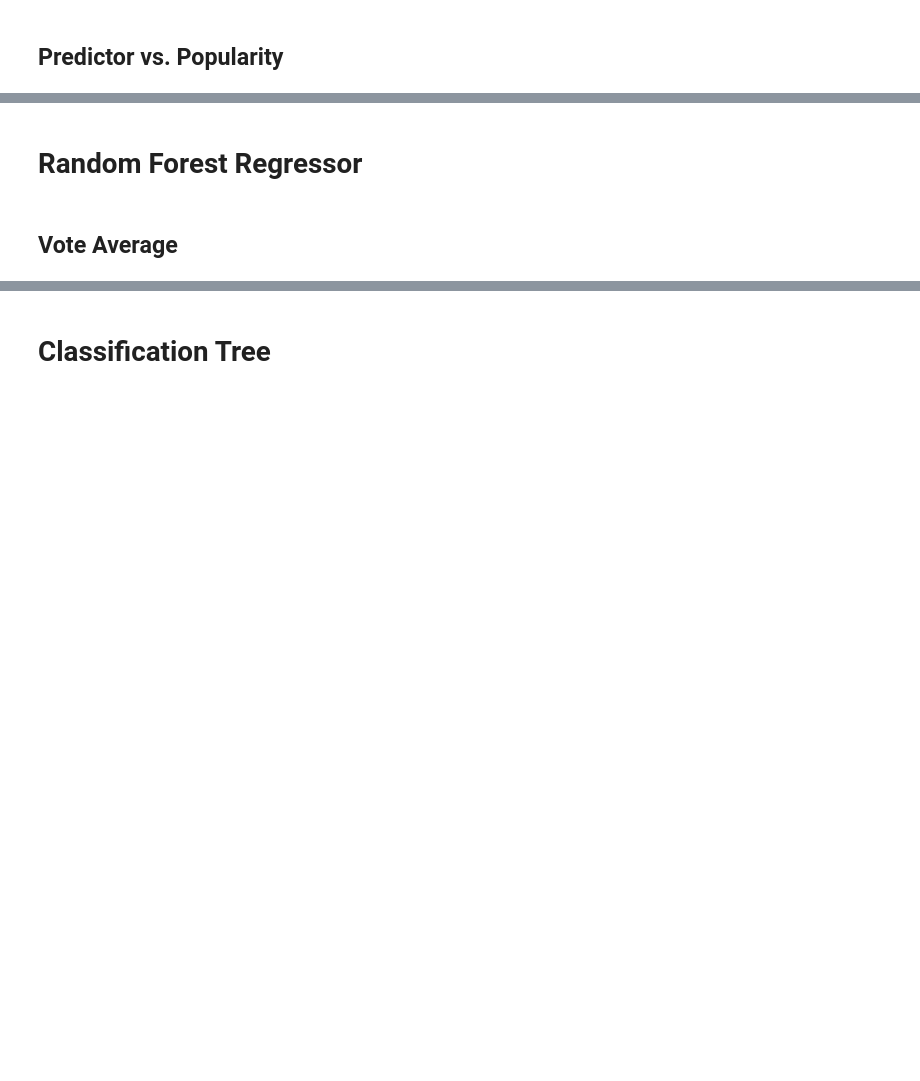
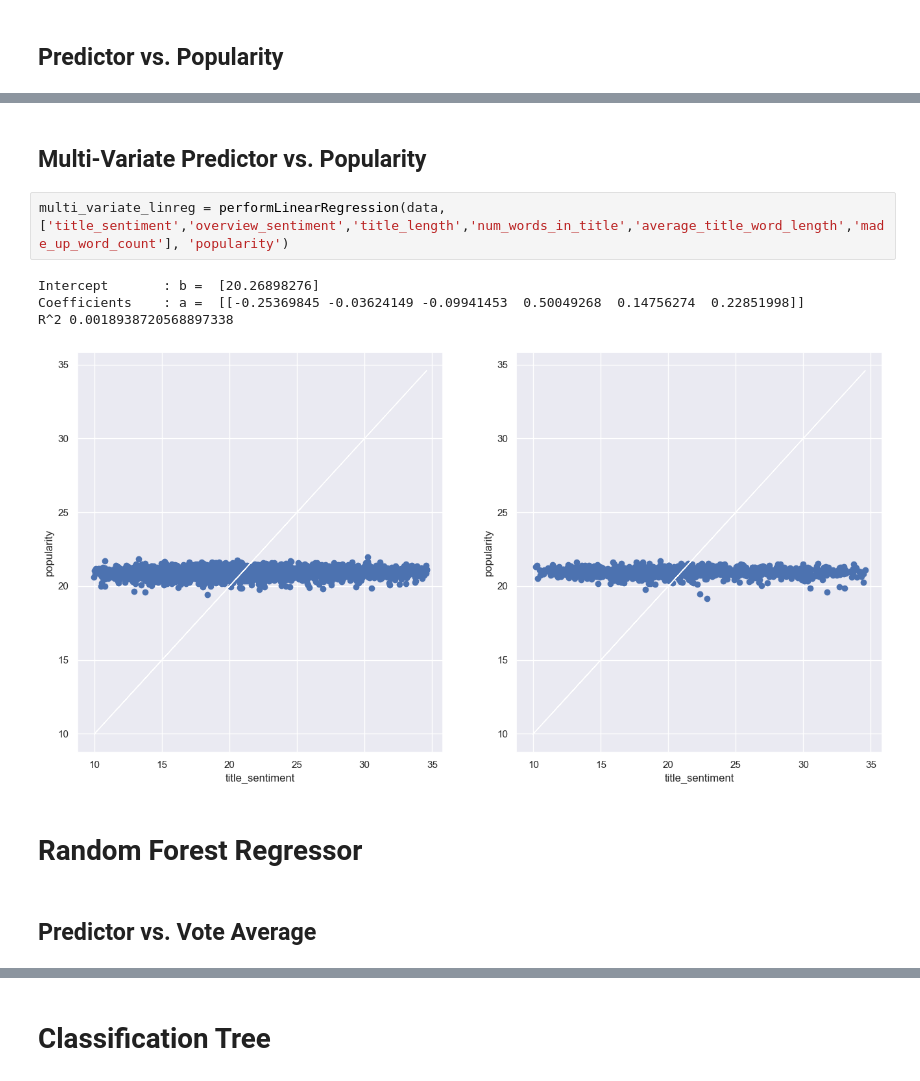
Before and after one commit to ChristopherOka/SC1015-mini-project, a Jupyter notebook: scripts/model.ipynb, the cells around one changed output, grey strips where cells are left out. Saved outputs shown, nothing was run; the diff lists cells and outputs as text; blank space fills up the shorter version.

```diff
--- a/scripts/model.ipynb
+++ b/scripts/model.ipynb
@@ -232,4 +248,13 @@ R^2 0.0004916554421928732
+# %% [markdown]
+## Multi-Variate Predictor vs. Popularity
+# %%
+multi_variate_linreg = performLinearRegression(data, ['title_sentiment','overview_sentiment','title_length','num_words_in_title','average_title_word_length','made_up_word_count'], 'popularity')
+# %% [output]
+Intercept       : b =  [20.26898276]
+Coefficients    : a =  [[-0.25369845 -0.03624149 -0.09941453  0.50049268  0.14756274  0.22851998]]
+R^2 0.0018938720568897338
+[figure, added]
 # %% [markdown]
 # Random Forest Regressor
 # %% [markdown]
-## Vote Average
+## Predictor vs. Vote Average
```
Also changed, not shown: parts of 13 cells of this notebook.
